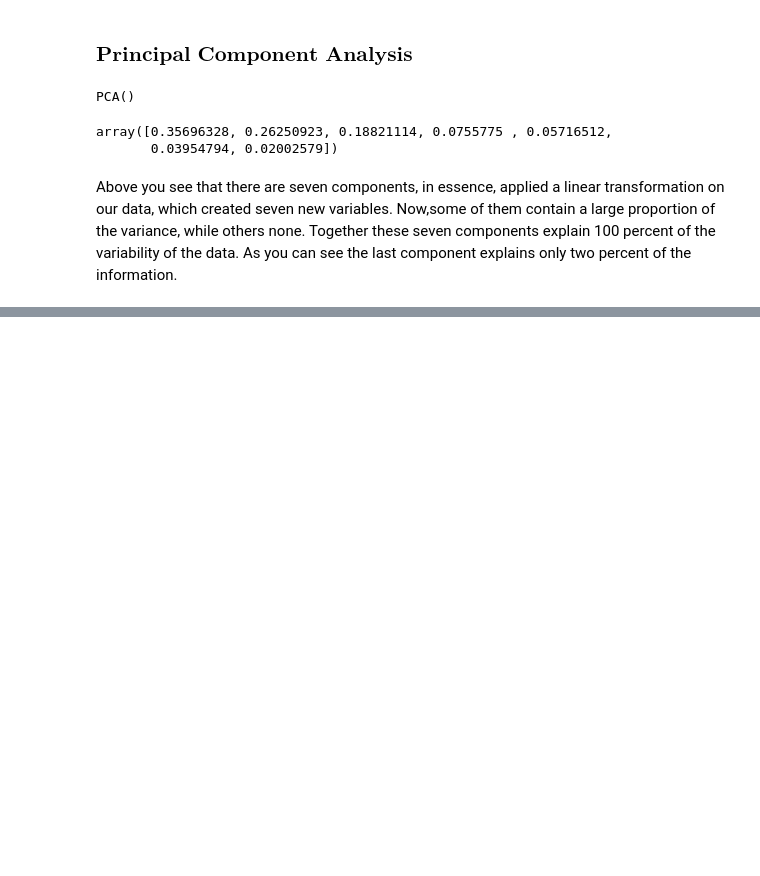
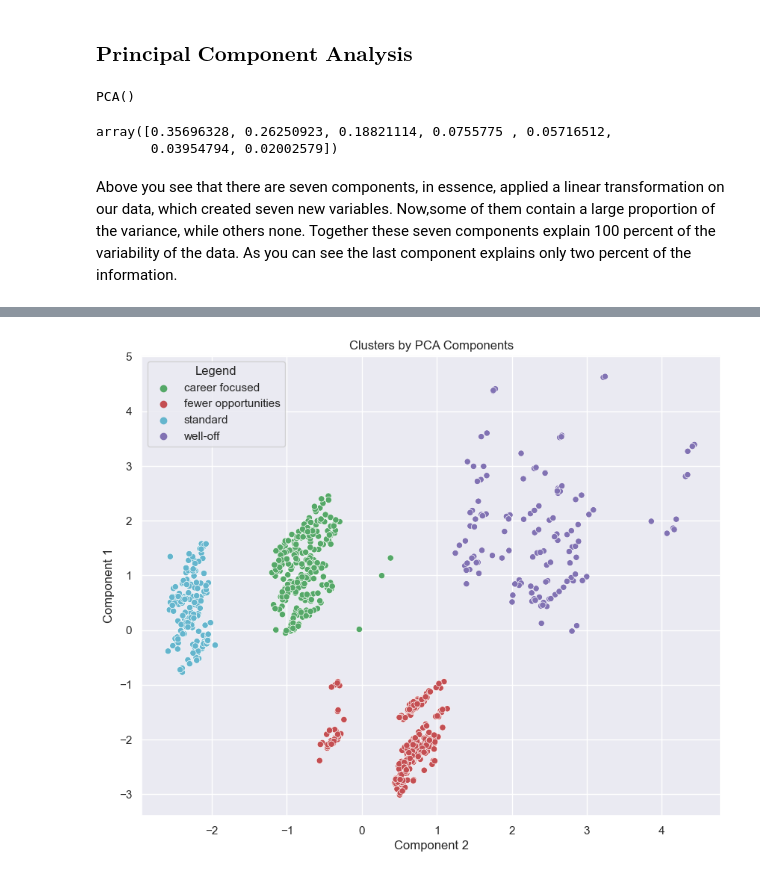
Before and after one commit to yaseminerguezel/customer-analytics-project1, a Jupyter notebook: customer-analytics-segmentatiom.ipynb, the cells around one changed output, grey strips where cells are left out. Saved outputs shown, nothing was run; the diff lists cells and outputs as text; code cells hidden in the pictures; blank space fills up the shorter version.

Commit message:
clusters by PCA components

```diff
--- a/customer-analytics-segmentatiom.ipynb
+++ b/customer-analytics-segmentatiom.ipynb
@@ -220,0 +294,2 @@ Above you see that there are seven components, in essence, applied a linear tran
+# %%
+scores_pca = pca.transform(segmentation_std)
@@ -220,0 +298,6 @@ Above you see that there are seven components, in essence, applied a linear tran
+# %%
+# We create a new data frame with the original features and add the PCA scores and assigned clusters.
+df_segm_pca_kmeans = pd.concat([df_segmentation.reset_index(drop = True), pd.DataFrame(scores_pca)], axis = 1)
+df_segm_pca_kmeans.columns.values[-3: ] = ['Component 1', 'Component 2', 'Component 3']
+# The last column we add contains the pca k-means clustering labels.
+df_segm_pca_kmeans['Segment K-means PCA'] = kmeans_pca.labels_
@@ -220,0 +359,15 @@ Above you see that there are seven components, in essence, applied a linear tran
+# %%
+df_segm_pca_kmeans['Legend'] = df_segm_pca_kmeans['Segment K-means PCA'].map({0:'standard',
+                                                          1:'career focused',
+                                                          2:'fewer opportunities',
+                                                          3:'well-off'})
+# %%
+# Plot data by PCA components. The Y axis is the first component, X axis is the second.
+x_axis = df_segm_pca_kmeans['Component 2']
+y_axis = df_segm_pca_kmeans['Component 1']
+plt.figure(figsize = (10, 8))
+sns.scatterplot(data = df_segm_pca_kmeans,x= 'Component 2',y= 'Component 1' , hue = df_segm_pca_kmeans['Legend'], palette = ['g', 'r', 'c', 'm'])
+plt.title('Clusters by PCA Components')
+plt.show()
+# %% [output]
+[figure, added]
```
Also changed, not shown: parts of 12 cells of this notebook.
